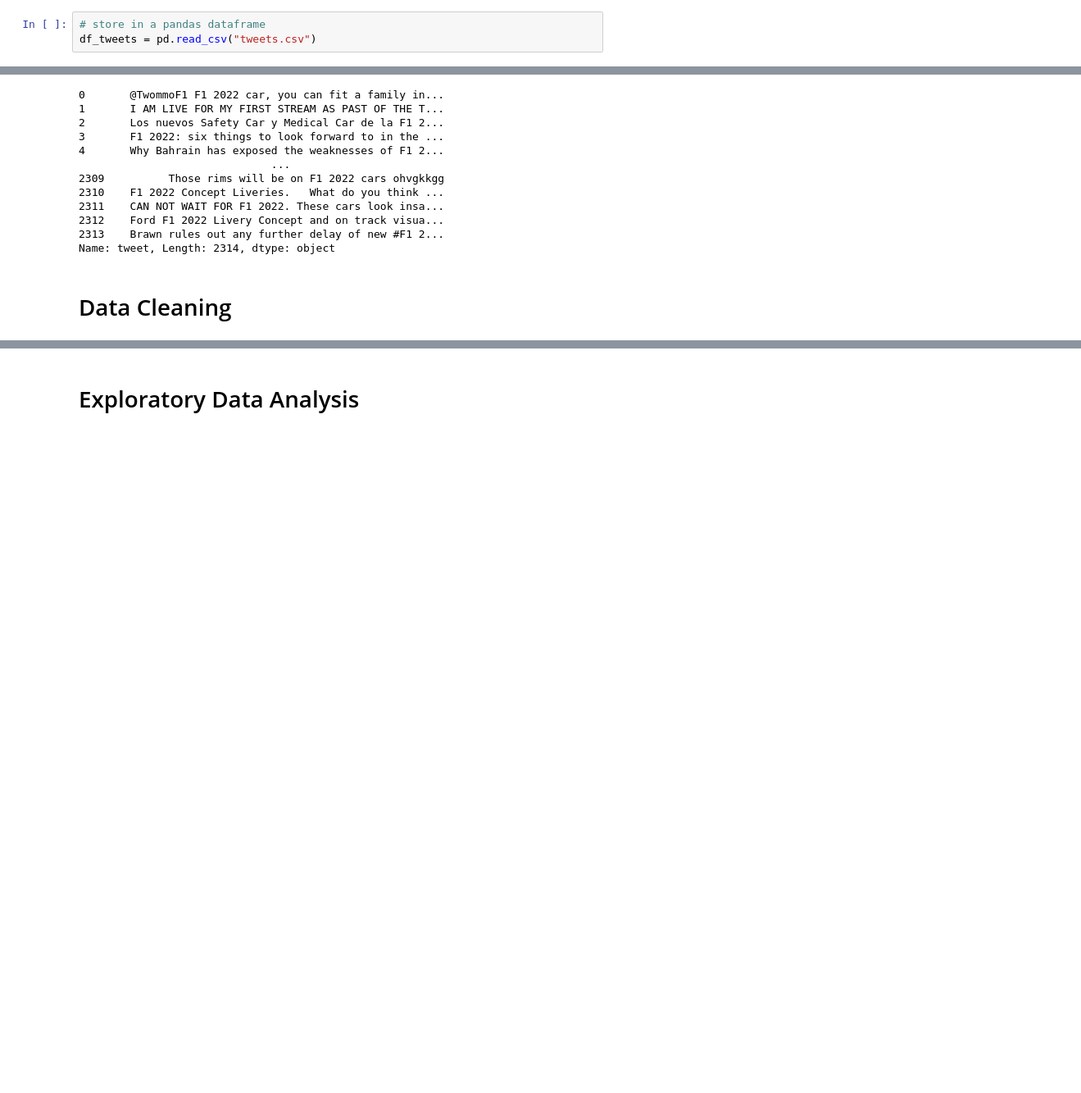
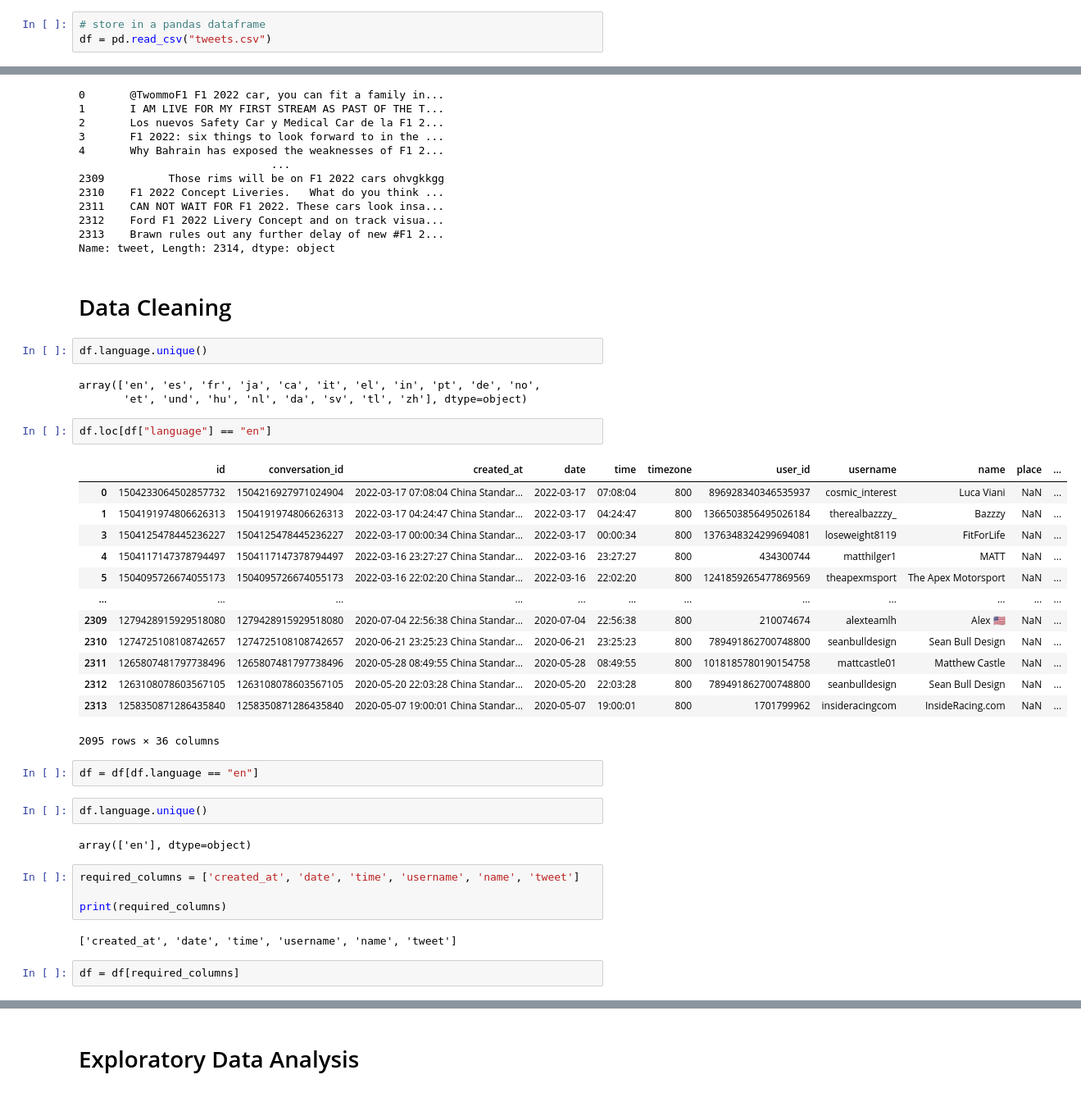
Before and after one commit to DomGallego/Sentiment-Analysis-on-F1-2022-Car, a Jupyter notebook: Sentiment Analysis on F1 2022 Car.ipynb, the cells around one changed output, grey strips where cells are left out. Shown at 82% size. Cells and saved outputs as stored; diff of their text form; blank space fills up the shorter version.

```diff
--- a/Sentiment Analysis on F1 2022 Car.ipynb
+++ b/Sentiment Analysis on F1 2022 Car.ipynb
@@ -36,4 +42,4 @@ t.run.Search(c)
 # %%
 # store in a pandas dataframe
-df_tweets = pd.read_csv("tweets.csv")
+df = pd.read_csv("tweets.csv")
 # %%
@@ -63,3 +69,38 @@ df_tweets["tweet"]
 Name: tweet, Length: 2314, dtype: object
 # %% [markdown]
 # Data Cleaning
+# %%
+df.language.unique()
+# %% [output]
+array(['en', 'es', 'fr', 'ja', 'ca', 'it', 'el', 'in', 'pt', 'de', 'no',
+       'et', 'und', 'hu', 'nl', 'da', 'sv', 'tl', 'zh'], dtype=object)
+# %%
+df.loc[df["language"] == "en"]
+# %% [output]
+|  | id | conversation_id | created_at | date | time | timezone | user_id | username | name | place | ... |
+| 0 | 1504233064502857732 | 1504216927971024904 | 2022-03-17 07:08:04 China Standar... | 2022-03-17 | 07:08:04 | 800 | 896928340346535937 | cosmic_interest | Luca Viani | NaN | ... |
+| 1 | 1504191974806626313 | 1504191974806626313 | 2022-03-17 04:24:47 China Standar... | 2022-03-17 | 04:24:47 | 800 | 1366503856495026184 | therealbazzzy_ | Bazzzy | NaN | ... |
+| 3 | 1504125478445236227 | 1504125478445236227 | 2022-03-17 00:00:34 China Standar... | 2022-03-17 | 00:00:34 | 800 | 1376348324299694081 | loseweight8119 | FitForLife | NaN | ... |
+| 4 | 1504117147378794497 | 1504117147378794497 | 2022-03-16 23:27:27 China Standar... | 2022-03-16 | 23:27:27 | 800 | 434300744 | matthilger1 | MATT | NaN | ... |
+| 5 | 1504095726674055173 | 1504095726674055173 | 2022-03-16 22:02:20 China Standar... | 2022-03-16 | 22:02:20 | 800 | 1241859265477869569 | theapexmsport | The Apex Motorsport | NaN | ... |
+| ... | ... | ... | ... | ... | ... | ... | ... | ... | ... | ... | ... |
+| 2309 | 1279428915929518080 | 1279428915929518080 | 2020-07-04 22:56:38 China Standar... | 2020-07-04 | 22:56:38 | 800 | 210074674 | alexteamlh | Alex 🇺🇸 | NaN | ... |
+| 2310 | 1274725108108742657 | 1274725108108742657 | 2020-06-21 23:25:23 China Standar... | 2020-06-21 | 23:25:23 | 800 | 789491862700748800 | seanbulldesign | Sean Bull Design | NaN | ... |
+| 2311 | 1265807481797738496 | 1265807481797738496 | 2020-05-28 08:49:55 China Standar... | 2020-05-28 | 08:49:55 | 800 | 1018185780190154758 | mattcastle01 | Matthew Castle | NaN | ... |
+| 2312 | 1263108078603567105 | 1263108078603567105 | 2020-05-20 22:03:28 China Standar... | 2020-05-20 | 22:03:28 | 800 | 789491862700748800 | seanbulldesign | Sean Bull Design | NaN | ... |
+| 2313 | 1258350871286435840 | 1258350871286435840 | 2020-05-07 19:00:01 China Standar... | 2020-05-07 | 19:00:01 | 800 | 1701799962 | insideracingcom | InsideRacing.com | NaN | ... |
+2095 rows × 36 columns
+# %%
+df = df[df.language == "en"]
+# %%
+df.language.unique()
+# %% [output]
+array(['en'], dtype=object)
+# %%
+required_columns = ['created_at', 'date', 'time', 'username', 'name', 'tweet']
+
+print(required_columns)
+# %% [output]
+['created_at', 'date', 'time', 'username', 'name', 'tweet']
+# %%
+df = df[required_columns]
```
Also changed, not shown: parts of 7 cells of this notebook, 1 other file.
